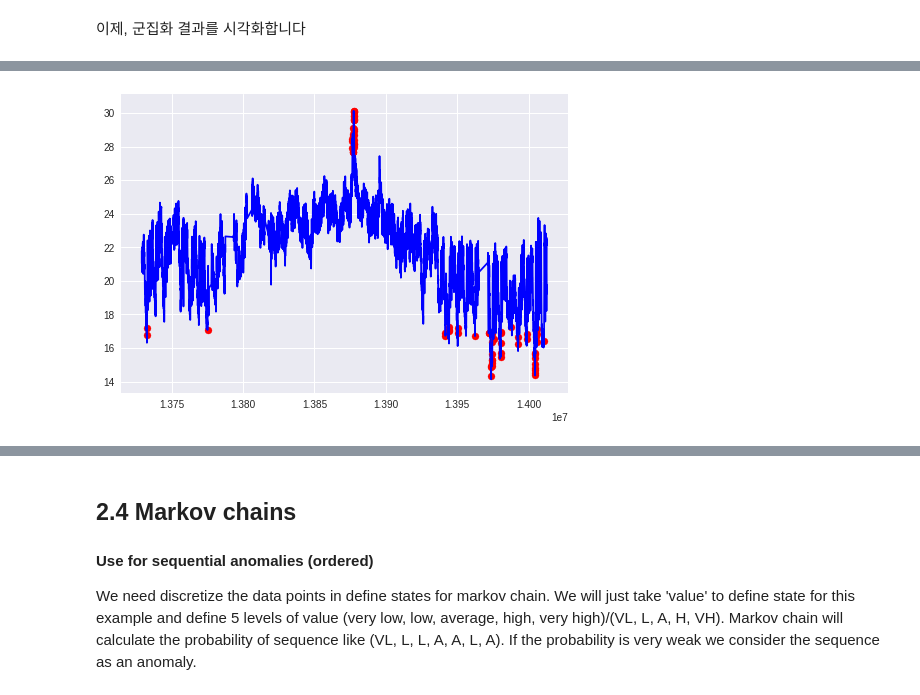
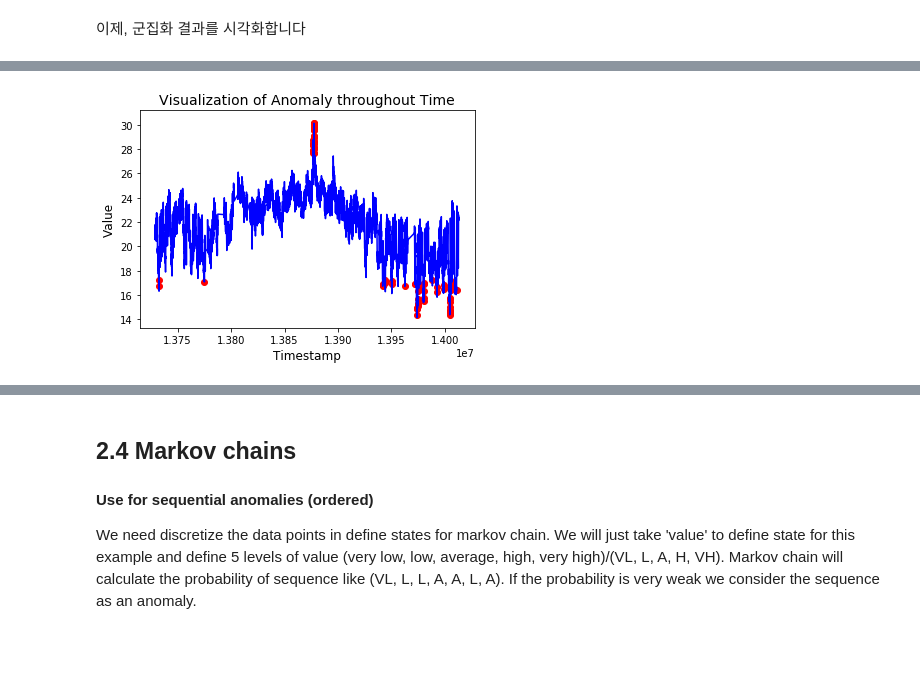
Before and after one commit to Yukkiasuna-sao/Anomaly_Detection, a Jupyter notebook: ipynb_translation/unsupervised-anomaly-detection.ipynb, the cells around one changed output, grey strips where cells are left out. Saved outputs shown, nothing was run; the diff lists cells and outputs as text; code cells hidden in the pictures; blank space fills up the shorter version.

```diff
--- a/ipynb_translation/unsupervised-anomaly-detection.ipynb
+++ b/ipynb_translation/unsupervised-anomaly-detection.ipynb
@@ -368 +355,20 @@ df_class3['anomaly'] = envelope.predict(X_train)
+# %%
+# 각 범주에 EllipticEnvelope(Gaussian Distribution)을 이용
+# 정규 분포에서 벗어난 값을 이상치로 판단
+def Outlier_Gaussian(df):
+    global outliers_fraction
+
+    envelope = EllipticEnvelope(contamination = outliers_fraction)
+    X_train = df.values.reshape(-1,1)
+    envelope.fit(X_train)
+    df = pd.DataFrame(df)
+    df['deviation'] = envelope.decision_function(X_train)
+    df['anomaly'] = envelope.predict(X_train)
+
+    return df
+
+class0 = Outlier_Gaussian(df_class0)
+class1 = Outlier_Gaussian(df_class1)
+class2 = Outlier_Gaussian(df_class2)
+class3 = Outlier_Gaussian(df_class3)
 # %%
@@ -395,17 +404,21 @@ plt.show()
 # %%
-# add the data to the main
-df_class = pd.concat([df_class0, df_class1, df_class2, df_class3])
+# 컬럼 추가
+df_class = pd.concat([class0, class1, class2, class3])
 df['anomaly22'] = df_class['anomaly']
 df['anomaly22'] = np.array(df['anomaly22'] == -1).astype(int)
 # %%
-# visualisation of anomaly throughout time (viz 1)
+# 시간 경과에 따른 이상 징후 시각화
 fig, ax = plt.subplots()
 
 a = df.loc[df['anomaly22'] == 1, ('time_epoch', 'value')] #anomaly
 
 ax.plot(df['time_epoch'], df['value'], color='blue')
 ax.scatter(a['time_epoch'],a['value'], color='red')
+
+plt.title("Visualization of Anomaly throughout Time", fontsize = 14)
+plt.xlabel('Timestamp', fontsize = 12)
+plt.ylabel('Value', fontsize = 12)
 plt.show()
 # %% [output]
-[figure, old version]
+[figure, new version]
 # %%
```
Also changed, not shown: parts of 19 cells of this notebook.
